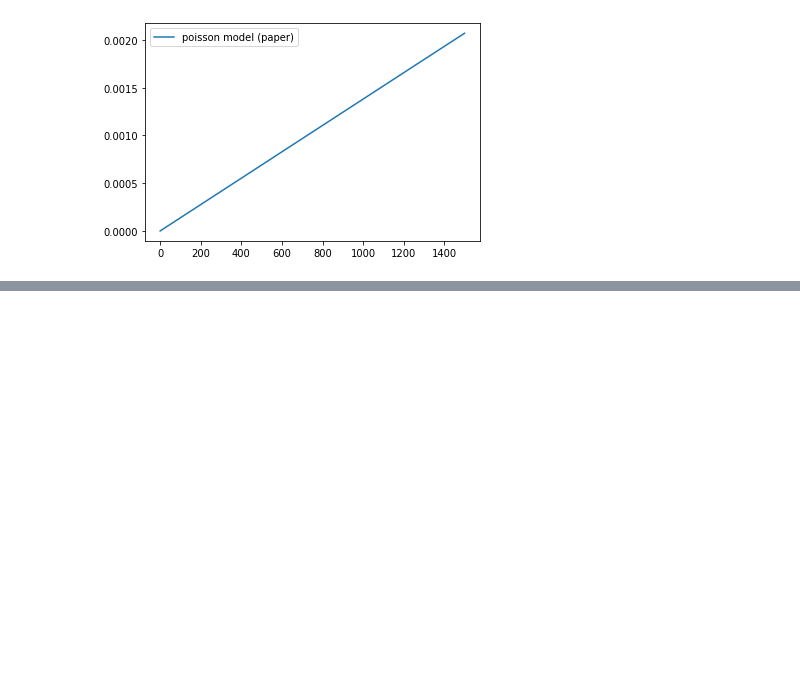
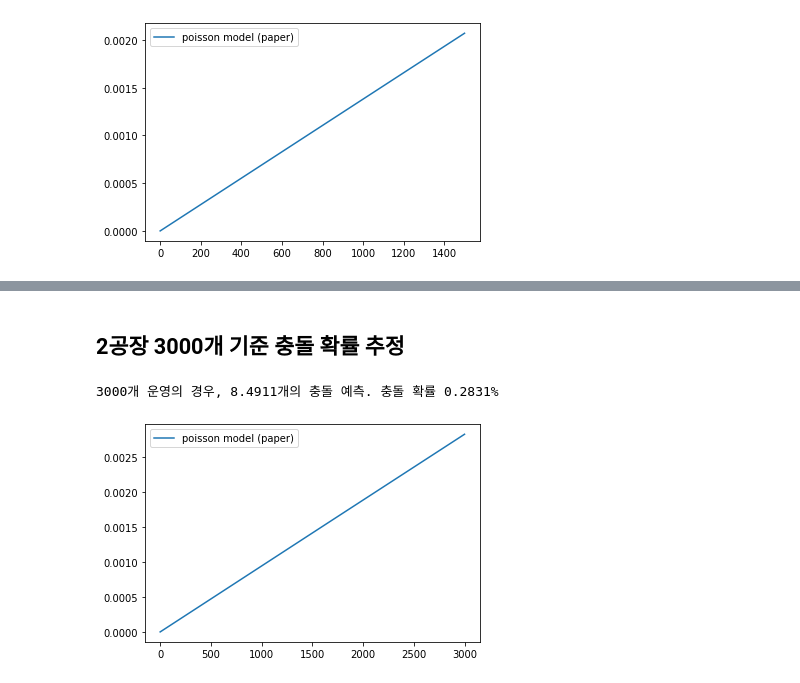
Before and after one commit to dolmani38/BLE-signal-collision-simulation, a Jupyter notebook: packet_collision_experiment.ipynb, the cells around one changed output, grey strips where cells are left out. Saved outputs shown, nothing was run; the diff lists cells and outputs as text; code cells hidden in the pictures; blank space fills up the shorter version.

```diff
--- a/packet_collision_experiment.ipynb
+++ b/packet_collision_experiment.ipynb
@@ -246,0 +247,7 @@ poisson_model_2 =collision_simulation4(signal_count=1500)
+# %% [markdown]
+## 2공장 3000개 기준 충돌 확률 추정
+# %%
+poisson_model_2 =collision_simulation5(signal_count=3000)
+# %% [output]
+3000개 운영의 경우, 8.4911개의 충돌 예측. 충돌 확률 0.2831%
+[figure, added]
```
Also changed, not shown: parts of 14 cells of this notebook.
